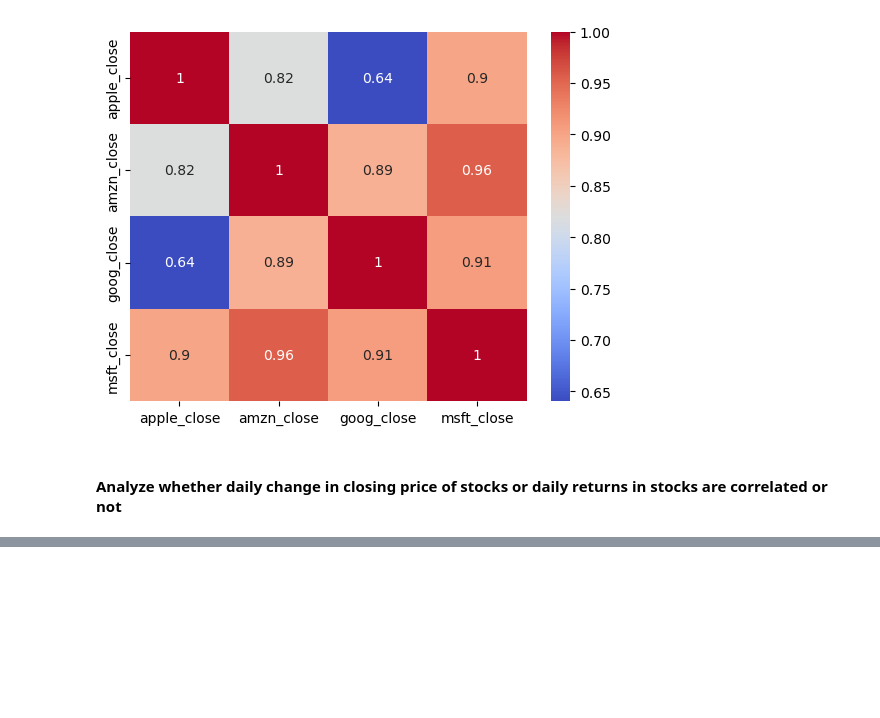
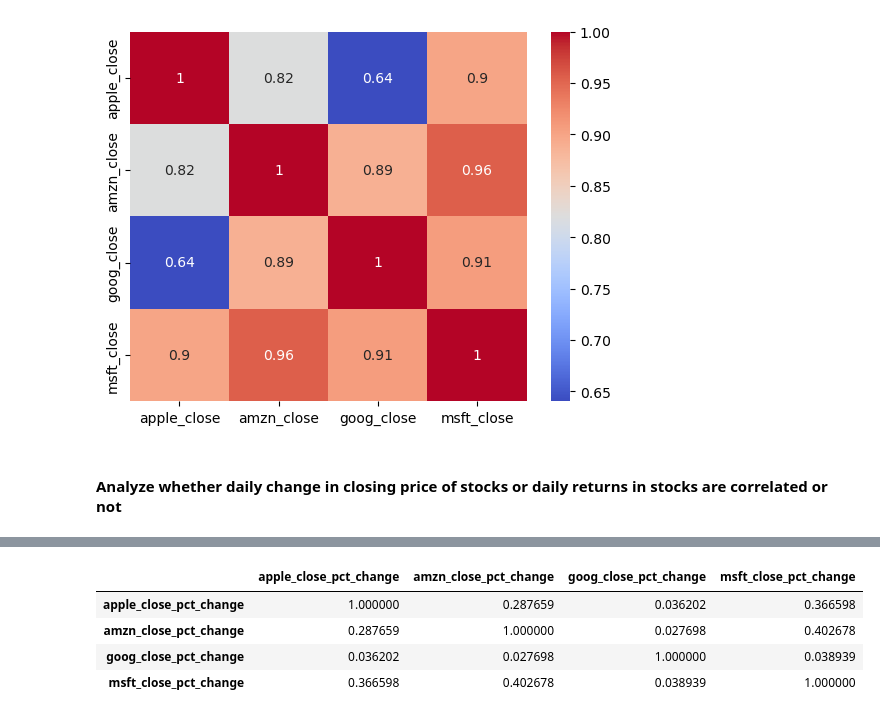
Before and after one commit to rubisc/da_projects_2025, a Jupyter notebook: project_2_time_series_analysis/stock_price_analysis.ipynb, the cells around one changed output, grey strips where cells are left out. Drawn from its saved outputs; the diff is of its cells as text; code cells hidden in the pictures; blank space fills up the shorter version.

```diff
--- a/project_2_time_series_analysis/stock_price_analysis.ipynb
+++ b/project_2_time_series_analysis/stock_price_analysis.ipynb
@@ -402,0 +457,8 @@ sns.heatmap(closing_price.corr(), cmap='coolwarm', annot=True)
+# %%
+closing_p.corr()
+# %% [output]
+|  | apple_close_pct_change | amzn_close_pct_change | goog_close_pct_change | msft_close_pct_change |
+| apple_close_pct_change | 1.000000 | 0.287659 | 0.036202 | 0.366598 |
+| amzn_close_pct_change | 0.287659 | 1.000000 | 0.027698 | 0.402678 |
+| goog_close_pct_change | 0.036202 | 0.027698 | 1.000000 | 0.038939 |
+| msft_close_pct_change | 0.366598 | 0.402678 | 0.038939 | 1.000000 |
```
Also changed, not shown: parts of 9 cells of this notebook, 4 other files.
